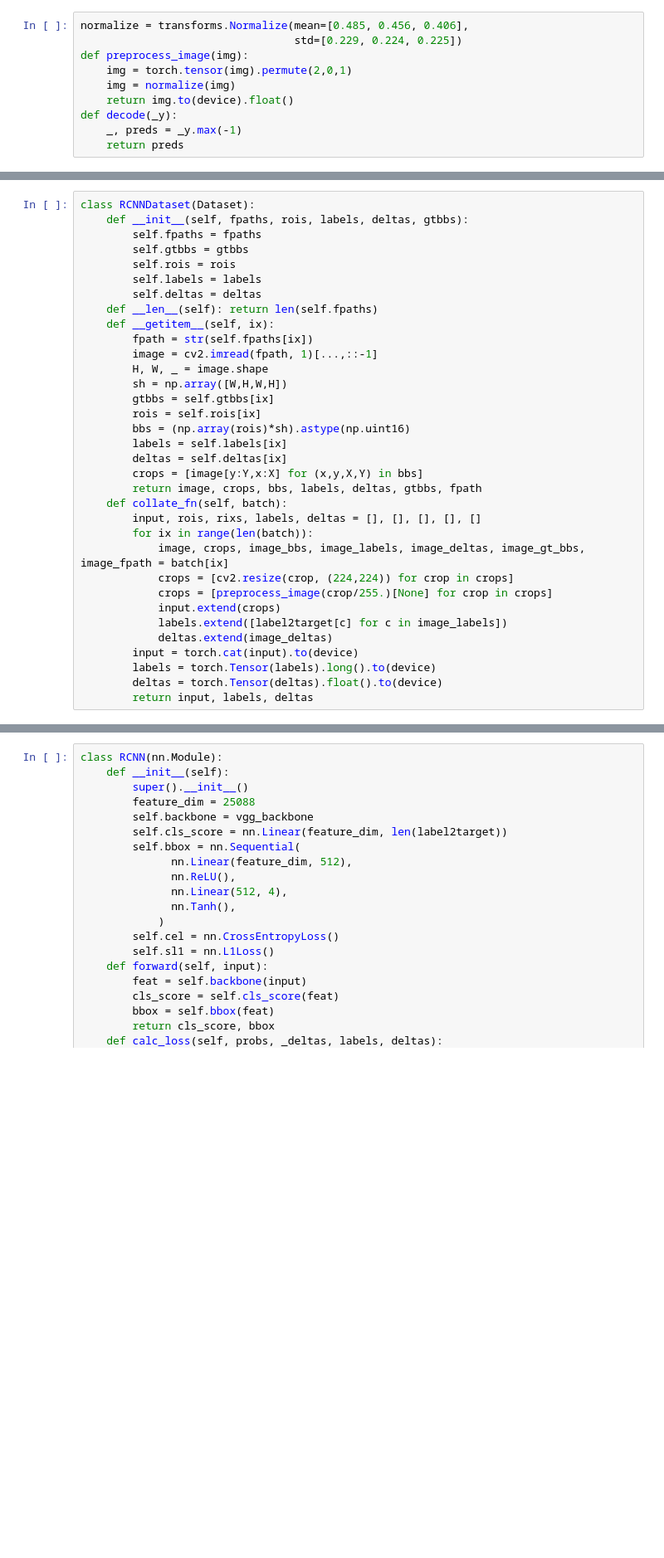
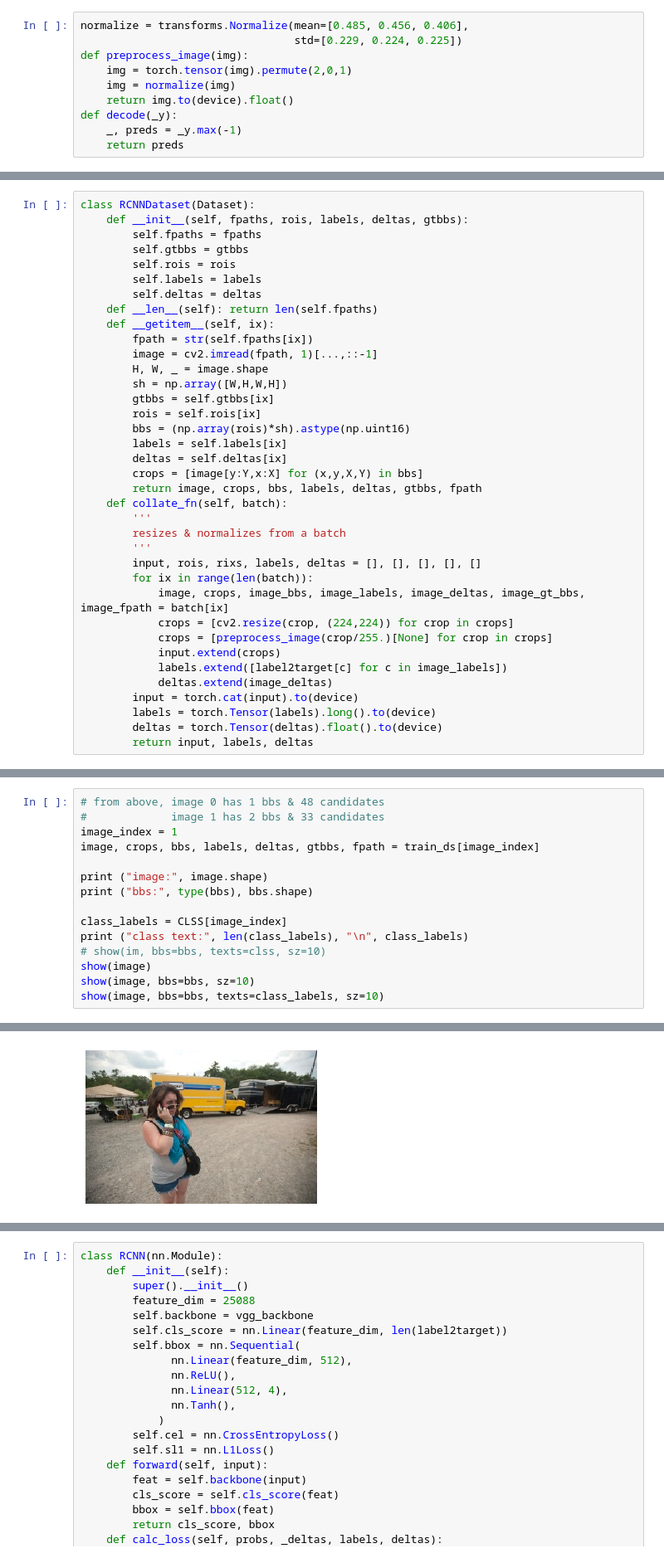
Before and after one commit to duffjay/pytorch_samples, a Jupyter notebook: modern_cv_pytorch/Chapt07_Training_RCNN.ipynb, the cells around one changed output, grey strips where cells are left out. Shown at 83% size. Cells and saved outputs as stored; diff of their text form; blank space fills up the shorter version.

```diff
--- a/modern_cv_pytorch/Chapt07_Training_RCNN.ipynb
+++ b/modern_cv_pytorch/Chapt07_Training_RCNN.ipynb
@@ -203,6 +268,9 @@ class RCNNDataset(Dataset):
         crops = [image[y:Y,x:X] for (x,y,X,Y) in bbs]
         return image, crops, bbs, labels, deltas, gtbbs, fpath
     def collate_fn(self, batch):
+        '''
+        resizes & normalizes from a batch
+        '''
         input, rois, rixs, labels, deltas = [], [], [], [], []
         for ix in range(len(batch)):
             image, crops, image_bbs, image_labels, image_deltas, image_gt_bbs, image_fpath = batch[ix]
@@ -217,0 +297,16 @@ class RCNNDataset(Dataset):
+# %%
+# from above, image 0 has 1 bbs & 48 candidates
+#             image 1 has 2 bbs & 33 candidates
+image_index = 1
+image, crops, bbs, labels, deltas, gtbbs, fpath = train_ds[image_index]
+
+print ("image:", image.shape)
+print ("bbs:", type(bbs), bbs.shape)
+
+class_labels = CLSS[image_index]
+print ("class text:", len(class_labels), "\n", class_labels)
+# show(im, bbs=bbs, texts=clss, sz=10)
+show(image)
+show(image, bbs=bbs, sz=10)
+show(image, bbs=bbs, texts=class_labels, sz=10)
+# %% [output]
@@ -217,0 +317 @@ class RCNNDataset(Dataset):
+[figure, added]
```
Also changed, not shown: parts of 17 cells of this notebook.
